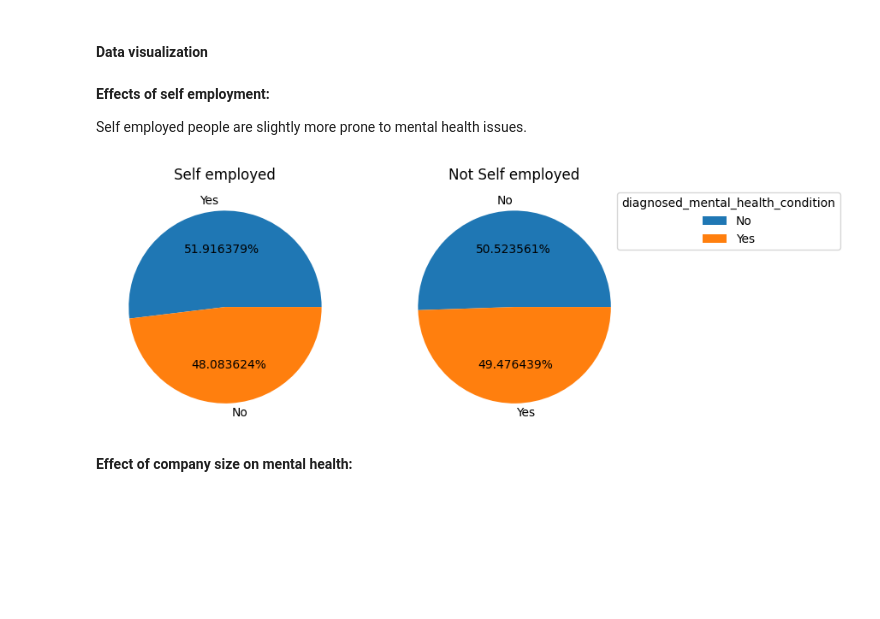
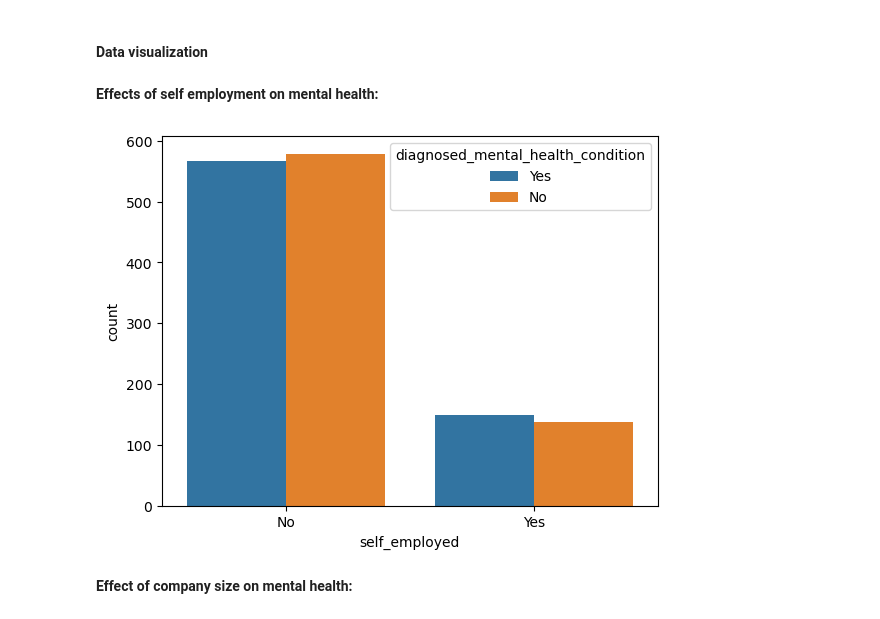
Before and after one commit to anirhc/50.039-deep-learning-project, a Jupyter notebook: Notebook.ipynb, the cells around one changed output. Drawn from its saved outputs; the diff is of its cells as text; code cells hidden in the pictures; blank space fills up the shorter version.

Commit message:
Changes to graphs

```diff
--- a/Notebook.ipynb
+++ b/Notebook.ipynb
@@ -337,28 +337,13 @@ df["age"] = df["age"].astype(float)
 # %% [markdown]
 #### Data visualization
 # %% [markdown]
-**Effects of self employment:**
-
-Self employed people are slightly more prone to mental health issues.
+**Effects of self employment on mental health:**
 # %%
-plt.figure(figsize=(8,8))
-plt.subplot(1, 2, 1)
-plt.title("Self employed")
-plt.pie(df[df.self_employed == 1]['diagnosed_mental_health_condition'].value_counts(),
-    autopct = '%1f%%', radius = 1,
-    labels = df[df.self_employed == 1]['diagnosed_mental_health_condition'].value_counts().index)
-
-plt.subplot(1, 2, 2)
-plt.title("Not Self employed")
-plt.pie(df[df.self_employed == 0]['diagnosed_mental_health_condition'].value_counts(),
-    autopct = '%1f%%', radius = 1,
-    labels = df[df.self_employed == 0]['diagnosed_mental_health_condition'].value_counts().index)
-# center the legend to the top right of the plot
-plt.legend(title="diagnosed_mental_health_condition", bbox_to_anchor=(0.90, 1.0))
-
-plt.savefig('outputs/self_employed.png', bbox_inches = 'tight')
+sns.countplot(x="self_employed", hue="diagnosed_mental_health_condition", data=df)
+plt.xticks(ticks=[0, 1], labels=["No", "Yes"])
+plt.savefig("outputs/self_employed.png")
 # %% [output]
-[figure, old version]
+[figure, new version]
 # %% [markdown]
 **Effect of company size on mental health:**
 # %%
```
Also changed, not shown: parts of 10 cells of this notebook, 8 other files.
